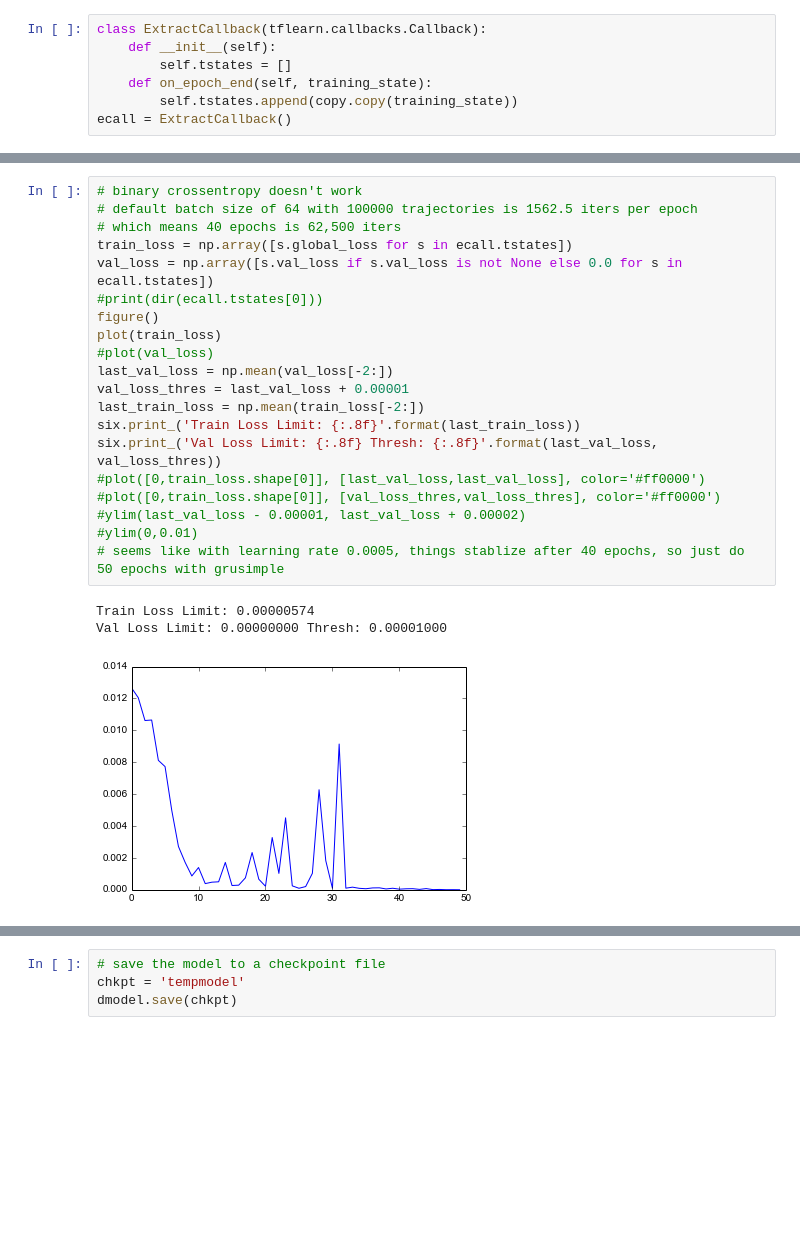
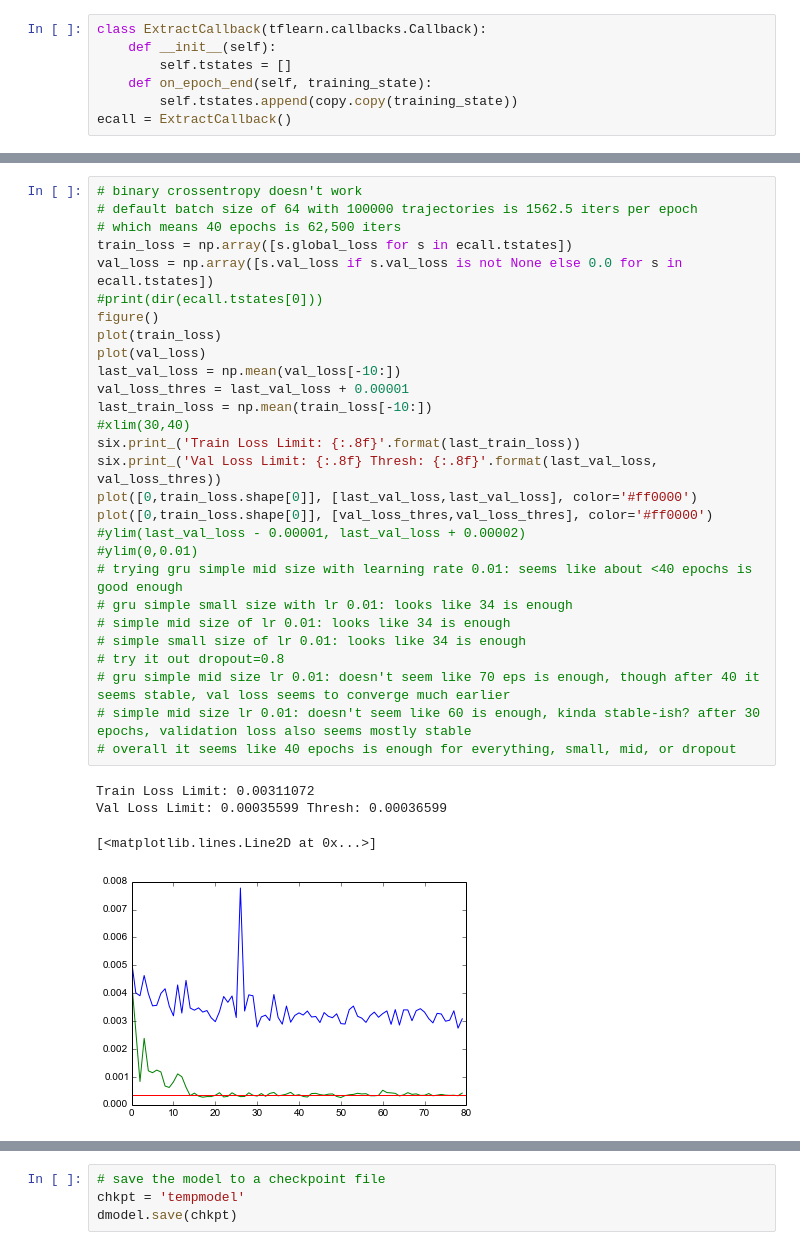
Before and after one commit to lisa-1010/smart-tutor, a Jupyter notebook: code/test_mcts.ipynb, the cells around one changed output, grey strips where cells are left out. Drawn from its saved outputs; the diff is of its cells as text; blank space fills up the shorter version.

Commit message:
found that epoch 40 and learning rate 0.01 seem to work together for training

```diff
--- a/code/test_mcts.ipynb
+++ b/code/test_mcts.ipynb
@@ -137,26 +137,35 @@ Type is unsupported, or the types of the items don't match field type in Collect
 # %%
 # binary crossentropy doesn't work
 # default batch size of 64 with 100000 trajectories is 1562.5 iters per epoch
 # which means 40 epochs is 62,500 iters
 train_loss = np.array([s.global_loss for s in ecall.tstates])
 val_loss = np.array([s.val_loss if s.val_loss is not None else 0.0 for s in ecall.tstates])
 #print(dir(ecall.tstates[0]))
 figure()
 plot(train_loss)
-#plot(val_loss)
-last_val_loss = np.mean(val_loss[-2:])
+plot(val_loss)
+last_val_loss = np.mean(val_loss[-10:])
 val_loss_thres = last_val_loss + 0.00001
-last_train_loss = np.mean(train_loss[-2:])
+last_train_loss = np.mean(train_loss[-10:])
+#xlim(30,40)
 six.print_('Train Loss Limit: {:.8f}'.format(last_train_loss))
 six.print_('Val Loss Limit: {:.8f} Thresh: {:.8f}'.format(last_val_loss, val_loss_thres))
-#plot([0,train_loss.shape[0]], [last_val_loss,last_val_loss], color='#ff0000')
-#plot([0,train_loss.shape[0]], [val_loss_thres,val_loss_thres], color='#ff0000')
+plot([0,train_loss.shape[0]], [last_val_loss,last_val_loss], color='#ff0000')
+plot([0,train_loss.shape[0]], [val_loss_thres,val_loss_thres], color='#ff0000')
 #ylim(last_val_loss - 0.00001, last_val_loss + 0.00002)
 #ylim(0,0.01)
-# seems like with learning rate 0.0005, things stablize after 40 epochs, so just do 50 epochs with grusimple
+# trying gru simple mid size with learning rate 0.01: seems like about <40 epochs is good enough
+# gru simple small size with lr 0.01: looks like 34 is enough
+# simple mid size of lr 0.01: looks like 34 is enough
+# simple small size of lr 0.01: looks like 34 is enough
+# try it out dropout=0.8
+# gru simple mid size lr 0.01: doesn't seem like 70 eps is enough, though after 40 it seems stable, val loss seems to converge much earlier
+# simple mid size lr 0.01: doesn't seem like 60 is enough, kinda stable-ish? after 30 epochs, validation loss also seems mostly stable
+# overall it seems like 40 epochs is enough for everything, small, mid, or dropout
 # %% [output]
-Train Loss Limit: 0.00000574
-Val Loss Limit: 0.00000000 Thresh: 0.00001000
+Train Loss Limit: 0.00311072
+Val Loss Limit: 0.00035599 Thresh: 0.00036599
+[<matplotlib.lines.Line2D at 0x...>]
-[figure, old version]
+[figure, new version]
 # %%
 # predict a bit
```
Also changed, not shown: parts of 3 cells of this notebook, 4 other files.
